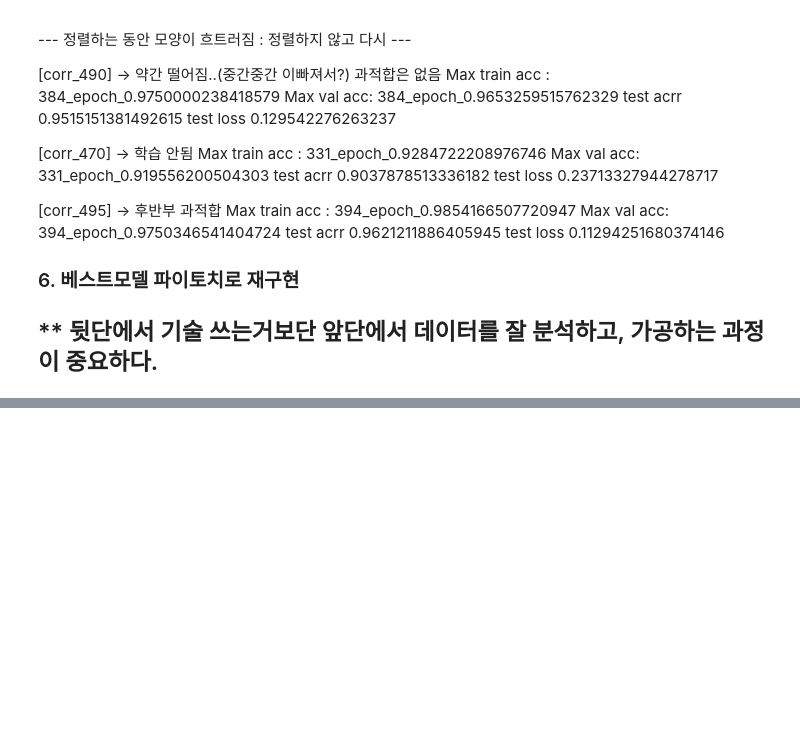
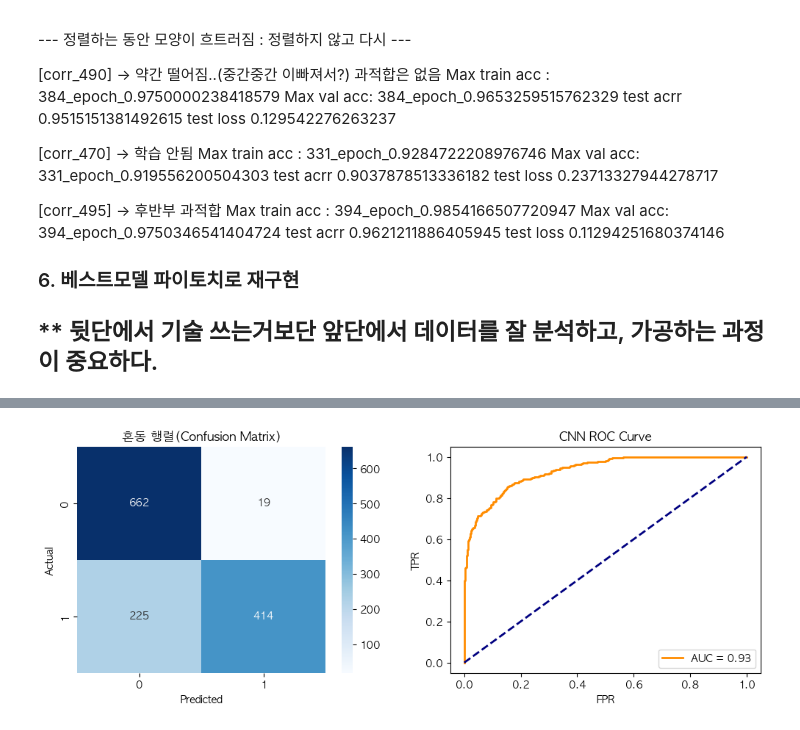
Before and after one commit to ParkSungHyon/smart_factory_2, a Jupyter notebook: Ford/ford3_report.ipynb, the cells around one changed output, grey strips where cells are left out. Cells and saved outputs as stored; diff of their text form; code cells hidden in the pictures; blank space fills up the shorter version.

```diff
--- a/Ford/ford3_report.ipynb
+++ b/Ford/ford3_report.ipynb
@@ -1135,0 +1085,40 @@ model.summary()
+# %%
+# CNN 모델의 혼동행렬, ROC Curve
+
+pred_prob = model.predict(x_test_exp) # 클래스 예측 확률
+pred_class = np.argmax(pred_prob, axis=1) # 2개의 확률 중 높은 값을 클래스 값으로
+
+fig, axs = plt.subplots(1, 2, figsize=(12,4))
+# 혼동 행렬(Confusion Matrix)
+confusion = confusion_matrix(y_test, pred_class)
+# 히트맵으로 시각화
+sns.heatmap(confusion, annot=True, fmt="d", cmap="Blues",
+            xticklabels=['0', '1'],
+            yticklabels=['0', '1'], ax=axs[0])
+axs[0].set_ylabel('Actual')
+axs[0].set_xlabel('Predicted')
+axs[0].set_title('혼동 행렬(Confusion Matrix)')
+
+# ROC 그래프 그리기
+probs = pred_prob[:, 1]  # 클래스 1에 대한 예측 확률
+fpr, tpr, thresholds = roc_curve(y_test, probs) #모든 threshold를 구하고,
+                                                #각각에 상응되는 fpr, tpr을 array로 반환
+roc_auc = auc(fpr, tpr) # ROC Curve의 면적 AUC 계산하기
+axs[1].plot(fpr, tpr, color='darkorange', lw=2, label=f'AUC = {roc_auc:.2f}')
+axs[1].plot([0, 1], [0, 1], color='navy', lw=2, linestyle='--')
+axs[1].set_title('CNN ROC Curve')
+axs[1].set_xlabel('FPR')
+axs[1].set_ylabel('TPR')
+axs[1].legend(loc="lower right")
+
+# 최적의 threshold 값 찾기
+optimal_idx = np.argmax(tpr - fpr) # tpr과 fpr의 차이가 가장 큰 인덱스 찾기
+optimal_threshold = thresholds[optimal_idx] # 찾은 인덱스로 최적의 threshold 찾기
+
+# 최적의 threshold 값을 사용하여 다시 예측
+y_pred_optimal = np.where(probs > optimal_threshold, 1, 0)
+# 새로운 예측 값을 사용하여 정확도 계산
+accuracy_optimal = accuracy_score(y_test, y_pred_optimal)
+print(f'threshold {round(optimal_threshold,2)} ->\
+CNN_acc : {round(accuracy_optimal*100, 2)}%') # 최적의 threshold에 대한 정확도 출력
+# %% [output]
@@ -1135,0 +1127 @@ model.summary()
+[figure, added]
```
Also changed, not shown: parts of 11 cells of this notebook, 7 other files.
